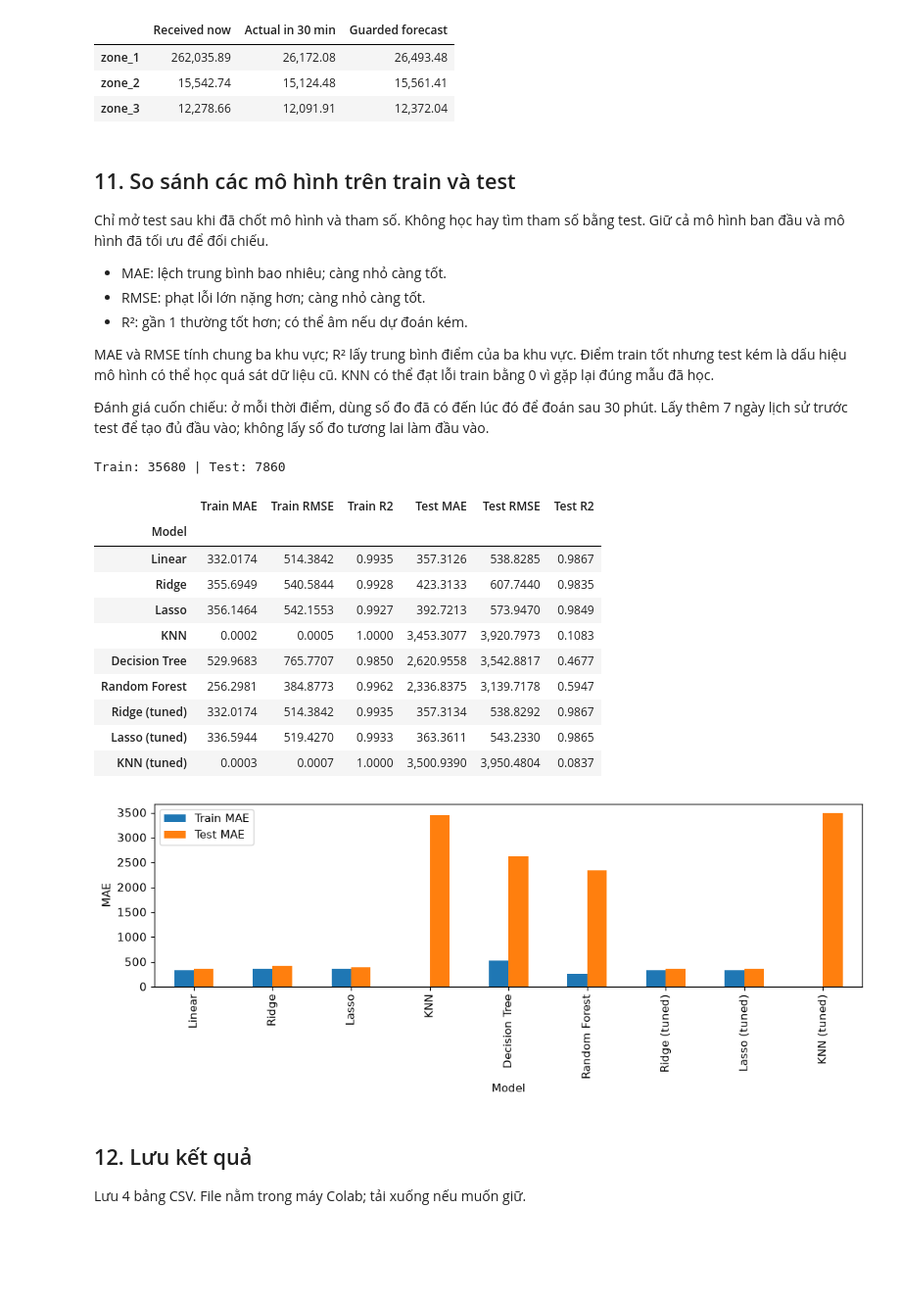
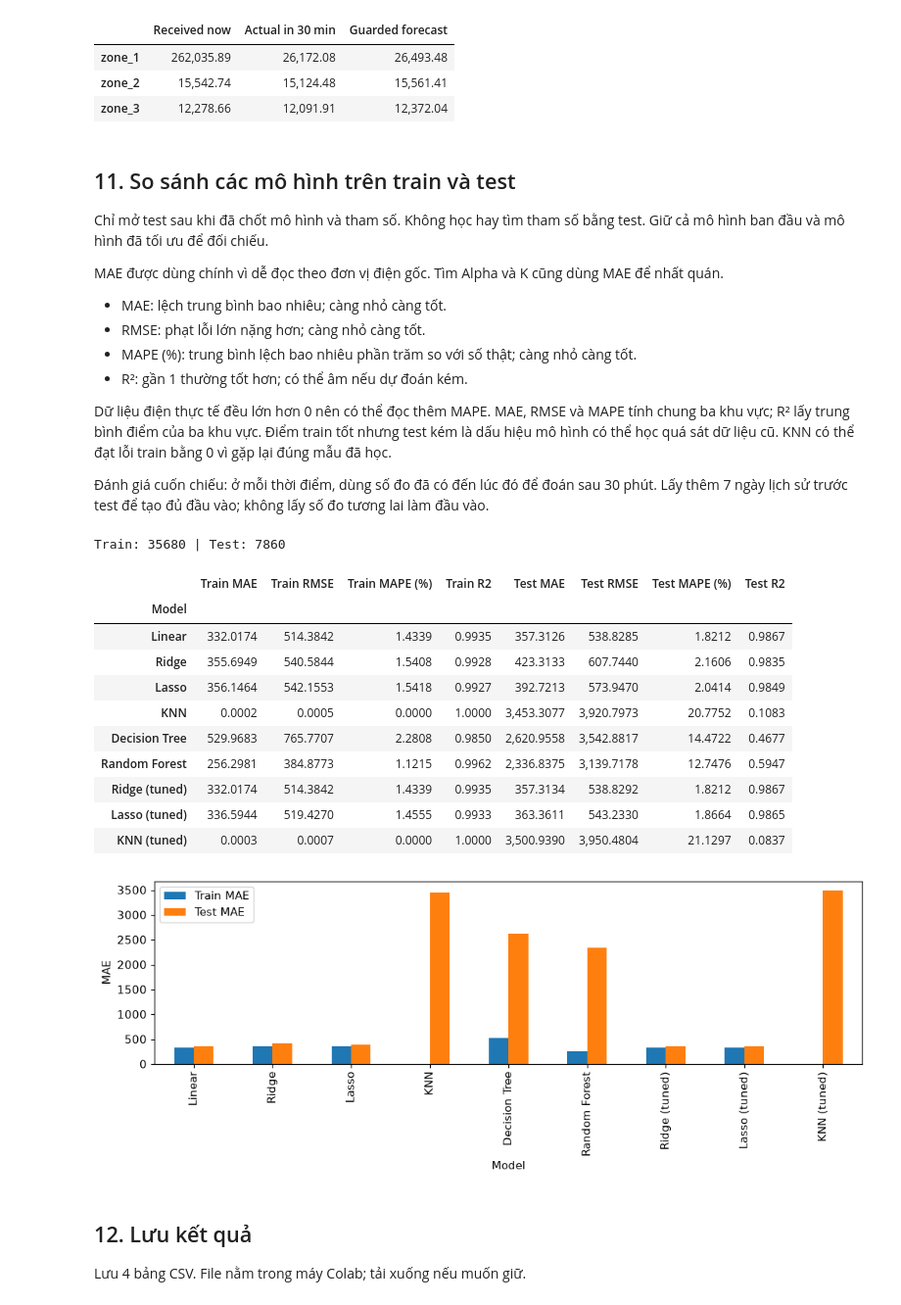
Before and after one commit to huy1907ddddddd/DS66B_group_14, a Jupyter notebook: notebooks/GridWatch_Colab.ipynb, the cells around one changed output. Shown at 98% size. Cells and saved outputs as stored; diff of their text form; code cells hidden in the pictures; blank space fills up the shorter version.

Commit message:
Explain primary MAE and add train and test MAPE

```diff
--- a/notebooks/GridWatch_Colab.ipynb
+++ b/notebooks/GridWatch_Colab.ipynb
@@ -383,11 +383,15 @@ Input accepted: False | Method: Valid reading from 10 minutes earlier, or unavai
 Chỉ mở test sau khi đã chốt mô hình và tham số. Không học hay tìm tham số bằng test.
 Giữ cả mô hình ban đầu và mô hình đã tối ưu để đối chiếu.
 
+MAE được dùng chính vì dễ đọc theo đơn vị điện gốc. Tìm Alpha và K cũng dùng MAE để nhất quán.
+
 - MAE: lệch trung bình bao nhiêu; càng nhỏ càng tốt.
 - RMSE: phạt lỗi lớn nặng hơn; càng nhỏ càng tốt.
+- MAPE (%): trung bình lệch bao nhiêu phần trăm so với số thật; càng nhỏ càng tốt.
 - R²: gần 1 thường tốt hơn; có thể âm nếu dự đoán kém.
 
-MAE và RMSE tính chung ba khu vực; R² lấy trung bình điểm của ba khu vực.
+Dữ liệu điện thực tế đều lớn hơn 0 nên có thể đọc thêm MAPE.
+MAE, RMSE và MAPE tính chung ba khu vực; R² lấy trung bình điểm của ba khu vực.
 Điểm train tốt nhưng test kém là dấu hiệu mô hình có thể học quá sát dữ liệu cũ.
 KNN có thể đạt lỗi train bằng 0 vì gặp lại đúng mẫu đã học.
 
@@ -398,46 +402,48 @@ test.columns = df.columns
 test['time'] = pd.to_datetime(test['time'], format='%m/%d/%Y %H:%M')
 test_history = pd.concat([df.tail(1008), test])  # Bổ sung 7 ngày lịch sử đã có.
 X_test, y_test, test_origin, test_target_time = make_features(test_history)
 assert X_test.columns.equals(X_train.columns)
 assert target_time[validation].max() < test_origin.min()
 print('Train:', len(X_train), '| Test:', len(X_test))
 
 final_models = models.copy()
 for name, model in tuned.items():
     final_models[name + ' (tuned)'] = model
 
 metric_rows = []
 for name, model in final_models.items():
     row = [name]
     for inputs, truth in [(X_train, y_train), (X_test, y_test)]:
         predicted = model.predict(inputs)
         mae = mean_absolute_error(truth, predicted)
         rmse = np.sqrt(mean_squared_error(truth, predicted))
+        mape = mean_absolute_percentage_error(truth, predicted) * 100
         r2 = r2_score(truth, predicted)
-        row.extend([mae, rmse, r2])
+        row.extend([mae, rmse, mape, r2])
     metric_rows.append(row)
 
 train_test_results = pd.DataFrame(metric_rows, columns=[
-    'Model', 'Train MAE', 'Train RMSE', 'Train R2', 'Test MAE', 'Test RMSE', 'Test R2'
+    'Model', 'Train MAE', 'Train RMSE', 'Train MAPE (%)', 'Train R2',
+    'Test MAE', 'Test RMSE', 'Test MAPE (%)', 'Test R2'
 ]).set_index('Model')
 with pd.option_context('display.float_format', '{:,.4f}'.format):
     display(train_test_results)
 train_test_results[['Train MAE', 'Test MAE']].plot.bar(figsize=(10, 4), ylabel='MAE')
 plt.tight_layout()
 plt.show()
 # %% [output]
 Train: 35680 | Test: 7860
-|  | Train MAE | Train RMSE | Train R2 | Test MAE | Test RMSE | Test R2 |
-| Model |  |  |  |  |  |  |
-| Linear | 332.0174 | 514.3842 | 0.9935 | 357.3126 | 538.8285 | 0.9867 |
-| Ridge | 355.6949 | 540.5844 | 0.9928 | 423.3133 | 607.7440 | 0.9835 |
-| Lasso | 356.1464 | 542.1553 | 0.9927 | 392.7213 | 573.9470 | 0.9849 |
-| KNN | 0.0002 | 0.0005 | 1.0000 | 3,453.3077 | 3,920.7973 | 0.1083 |
-| Decision Tree | 529.9683 | 765.7707 | 0.9850 | 2,620.9558 | 3,542.8817 | 0.4677 |
-| Random Forest | 256.2981 | 384.8773 | 0.9962 | 2,336.8375 | 3,139.7178 | 0.5947 |
-| Ridge (tuned) | 332.0174 | 514.3842 | 0.9935 | 357.3134 | 538.8292 | 0.9867 |
-| Lasso (tuned) | 336.5944 | 519.4270 | 0.9933 | 363.3611 | 543.2330 | 0.9865 |
-| KNN (tuned) | 0.0003 | 0.0007 | 1.0000 | 3,500.9390 | 3,950.4804 | 0.0837 |
+|  | Train MAE | Train RMSE | Train MAPE (%) | Train R2 | Test MAE | Test RMSE | Test MAPE (%) | Test R2 |
+| Model |  |  |  |  |  |  |  |  |
+| Linear | 332.0174 | 514.3842 | 1.4339 | 0.9935 | 357.3126 | 538.8285 | 1.8212 | 0.9867 |
+| Ridge | 355.6949 | 540.5844 | 1.5408 | 0.9928 | 423.3133 | 607.7440 | 2.1606 | 0.9835 |
+| Lasso | 356.1464 | 542.1553 | 1.5418 | 0.9927 | 392.7213 | 573.9470 | 2.0414 | 0.9849 |
+| KNN | 0.0002 | 0.0005 | 0.0000 | 1.0000 | 3,453.3077 | 3,920.7973 | 20.7752 | 0.1083 |
+| Decision Tree | 529.9683 | 765.7707 | 2.2808 | 0.9850 | 2,620.9558 | 3,542.8817 | 14.4722 | 0.4677 |
+| Random Forest | 256.2981 | 384.8773 | 1.1215 | 0.9962 | 2,336.8375 | 3,139.7178 | 12.7476 | 0.5947 |
+| Ridge (tuned) | 332.0174 | 514.3842 | 1.4339 | 0.9935 | 357.3134 | 538.8292 | 1.8212 | 0.9867 |
+| Lasso (tuned) | 336.5944 | 519.4270 | 1.4555 | 0.9933 | 363.3611 | 543.2330 | 1.8664 | 0.9865 |
+| KNN (tuned) | 0.0003 | 0.0007 | 0.0000 | 1.0000 | 3,500.9390 | 3,950.4804 | 21.1297 | 0.0837 |
 [figure]
 # %% [markdown]
 ## 12. Lưu kết quả
```
Also changed, not shown: parts of 1 cell of this notebook, 2 other files.
